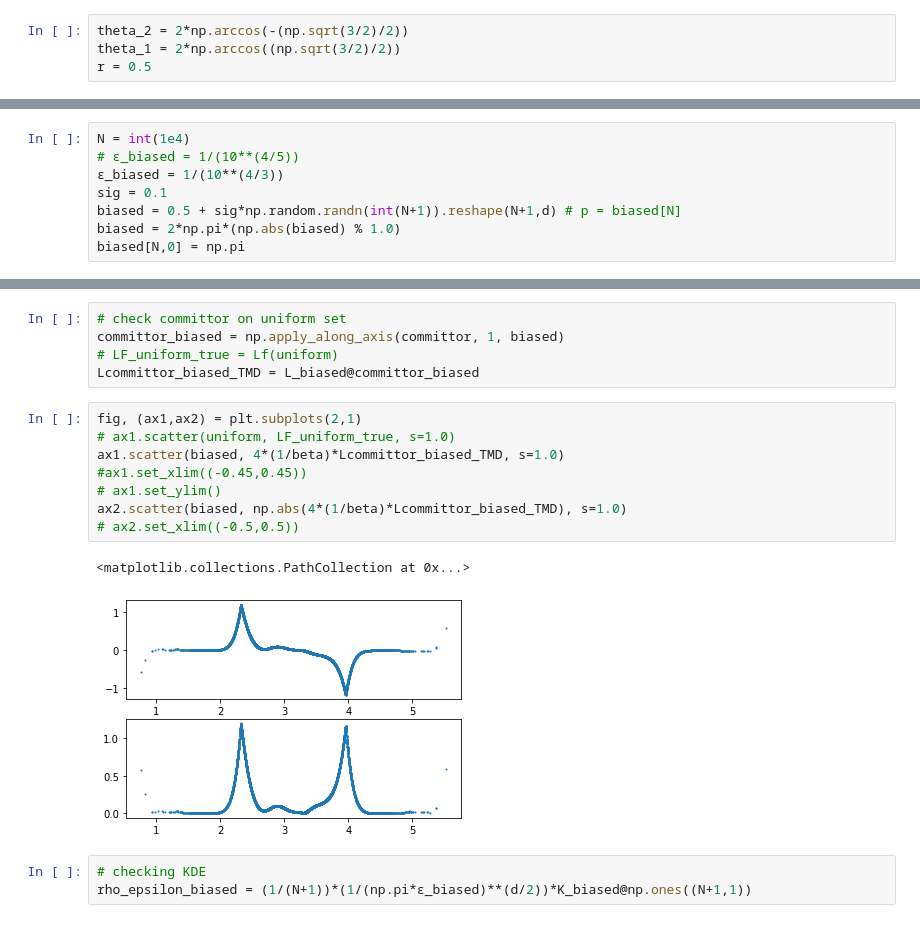
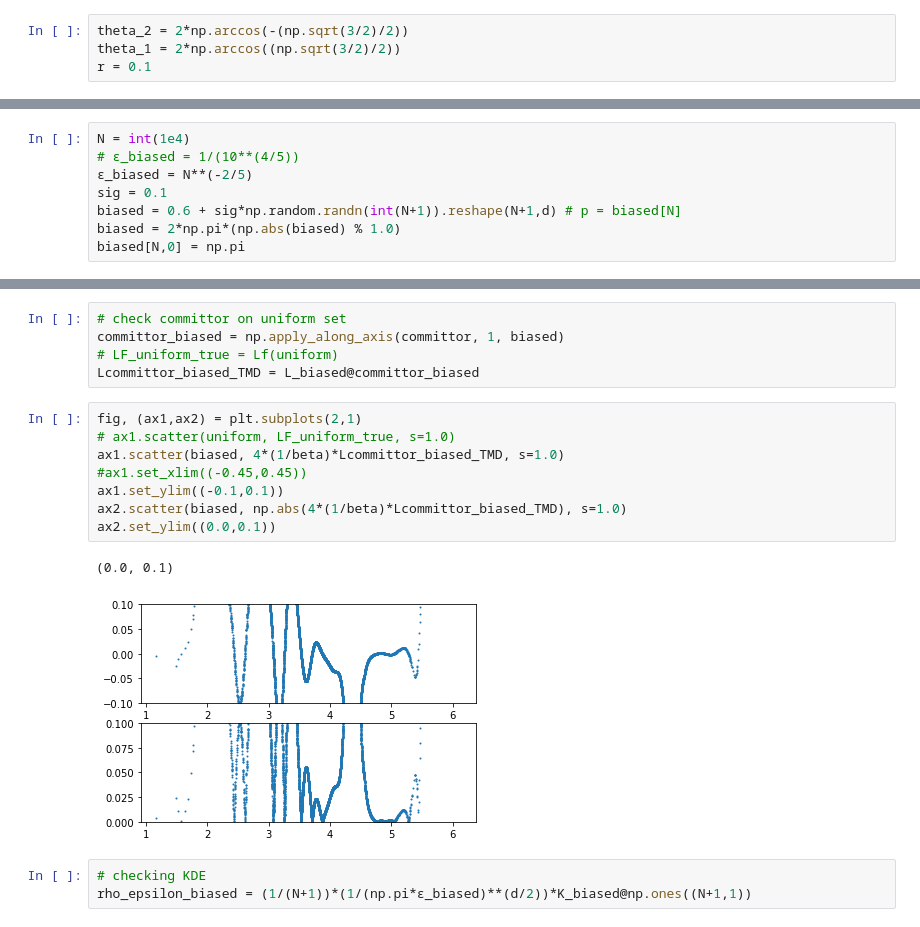
Before and after one commit to ShashankSule/TMDmaps, a Jupyter notebook: run/1D_potential_circular.ipynb, the cells around one changed output, grey strips where cells are left out. Cells and saved outputs as stored; diff of their text form.

```diff
--- a/run/1D_potential_circular.ipynb
+++ b/run/1D_potential_circular.ipynb
@@ -105,7 +105,7 @@ def mu(x): return (1/Z)*np.exp(-beta*potential(x))
 # %%
 theta_2 = 2*np.arccos(-(np.sqrt(3/2)/2))
 theta_1 = 2*np.arccos((np.sqrt(3/2)/2))
-r = 0.5
+r = 0.1
 # %% [markdown]
 ## Define $f$
 # %%
@@ -278,8 +278,8 @@ L_uniform = target_dmap_uniform.get_generator()
 # %%
 N = int(1e4)
 # ϵ_biased = 1/(10**(4/5))
-ϵ_biased = 1/(10**(4/3))
+ϵ_biased = N**(-2/5)
 sig = 0.1
-biased = 0.5 + sig*np.random.randn(int(N+1)).reshape(N+1,d) # p = biased[N]
+biased = 0.6 + sig*np.random.randn(int(N+1)).reshape(N+1,d) # p = biased[N]
 biased = 2*np.pi*(np.abs(biased) % 1.0)
 biased[N,0] = np.pi
@@ -403,14 +395,14 @@ Lcommittor_biased_TMD = L_biased@committor_biased
 # %%
 fig, (ax1,ax2) = plt.subplots(2,1)
 # ax1.scatter(uniform, LF_uniform_true, s=1.0)
 ax1.scatter(biased, 4*(1/beta)*Lcommittor_biased_TMD, s=1.0)
 #ax1.set_xlim((-0.45,0.45))
-# ax1.set_ylim()
+ax1.set_ylim((-0.1,0.1))
 ax2.scatter(biased, np.abs(4*(1/beta)*Lcommittor_biased_TMD), s=1.0)
-# ax2.set_xlim((-0.5,0.5))
+ax2.set_ylim((0.0,0.1))
 # %% [output]
-<matplotlib.collections.PathCollection at 0x...>
+(0.0, 0.1)
-[figure, old version]
+[figure, new version]
 # %%
 # checking KDE
 rho_epsilon_biased = (1/(N+1))*(1/(np.pi*ϵ_biased)**(d/2))*K_biased@np.ones((N+1,1))
```
Also changed, not shown: parts of 13 cells of this notebook, 12 other files.
